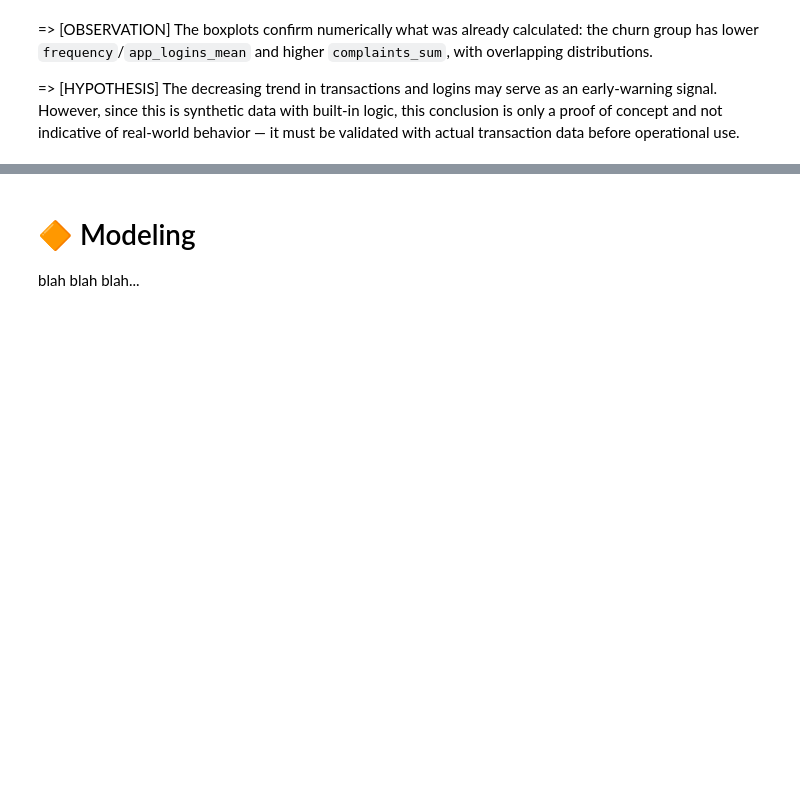
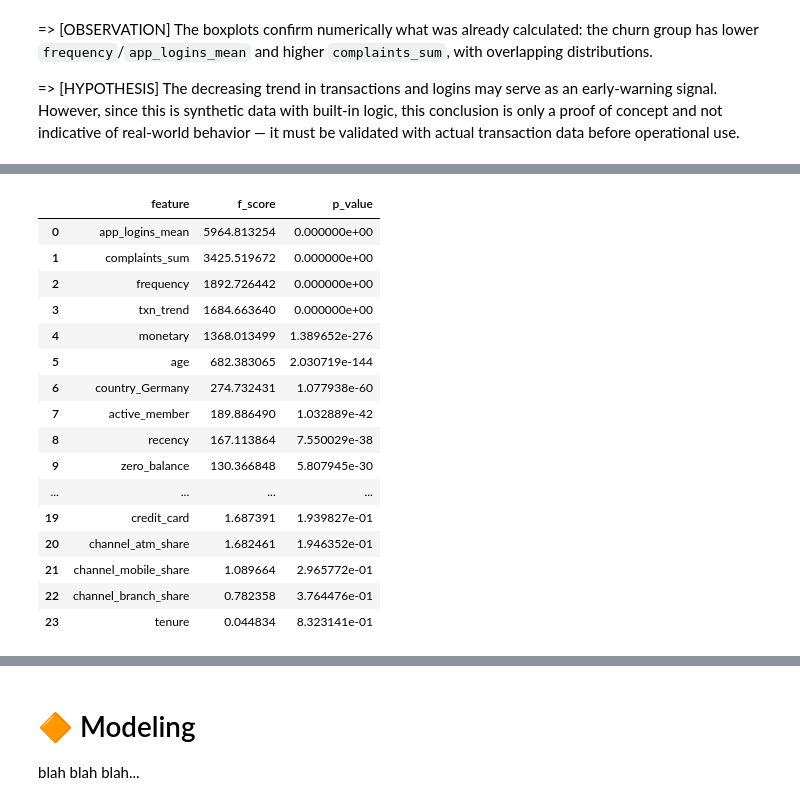
Before and after one commit to sonkd/Churn-Banking-Prediction, a Jupyter notebook: research/notebooks/eda_feature_engineering.ipynb, the cells around one changed output, grey strips where cells are left out. Saved outputs shown, nothing was run; the diff lists cells and outputs as text; code cells hidden in the pictures; blank space fills up the shorter version.

```diff
--- a/research/notebooks/eda_feature_engineering.ipynb
+++ b/research/notebooks/eda_feature_engineering.ipynb
@@ -545,0 +659,29 @@ We section (missing/outlier handling, encoding, feature engineering: `zero_balan
+# %%
+from sklearn.feature_selection import f_classif
+
+feat_encoded = pd.read_parquet("../../data/processed/features.parquet")
+y = feat_encoded["churn"]
+X = feat_encoded.drop(columns=["churn"])
+X_train, X_test, y_train, y_test = train_test_split(X, y, test_size=0.2, stratify=y, random_state=42)
+
+f_scores, p_values = f_classif(X_train, y_train)
+anova = pd.DataFrame({"feature": X_train.columns, "f_score": f_scores, "p_value": p_values}).sort_values("f_score", ascending=False)
+anova.reset_index(drop=True)
+# %% [output]
+|  | feature | f_score | p_value |
+| 0 | app_logins_mean | 5964.813254 | 0.000000e+00 |
+| 1 | complaints_sum | 3425.519672 | 0.000000e+00 |
+| 2 | frequency | 1892.726442 | 0.000000e+00 |
+| 3 | txn_trend | 1684.663640 | 0.000000e+00 |
+| 4 | monetary | 1368.013499 | 1.389652e-276 |
+| 5 | age | 682.383065 | 2.030719e-144 |
+| 6 | country_Germany | 274.732431 | 1.077938e-60 |
+| 7 | active_member | 189.886490 | 1.032889e-42 |
+| 8 | recency | 167.113864 | 7.550029e-38 |
+| 9 | zero_balance | 130.366848 | 5.807945e-30 |
+| ... | ... | ... | ... |
+| 19 | credit_card | 1.687391 | 1.939827e-01 |
+| 20 | channel_atm_share | 1.682461 | 1.946352e-01 |
+| 21 | channel_mobile_share | 1.089664 | 2.965772e-01 |
+| 22 | channel_branch_share | 0.782358 | 3.764476e-01 |
+| 23 | tenure | 0.044834 | 8.323141e-01 |
```
Also changed, not shown: parts of 32 cells of this notebook, 7 other files.
